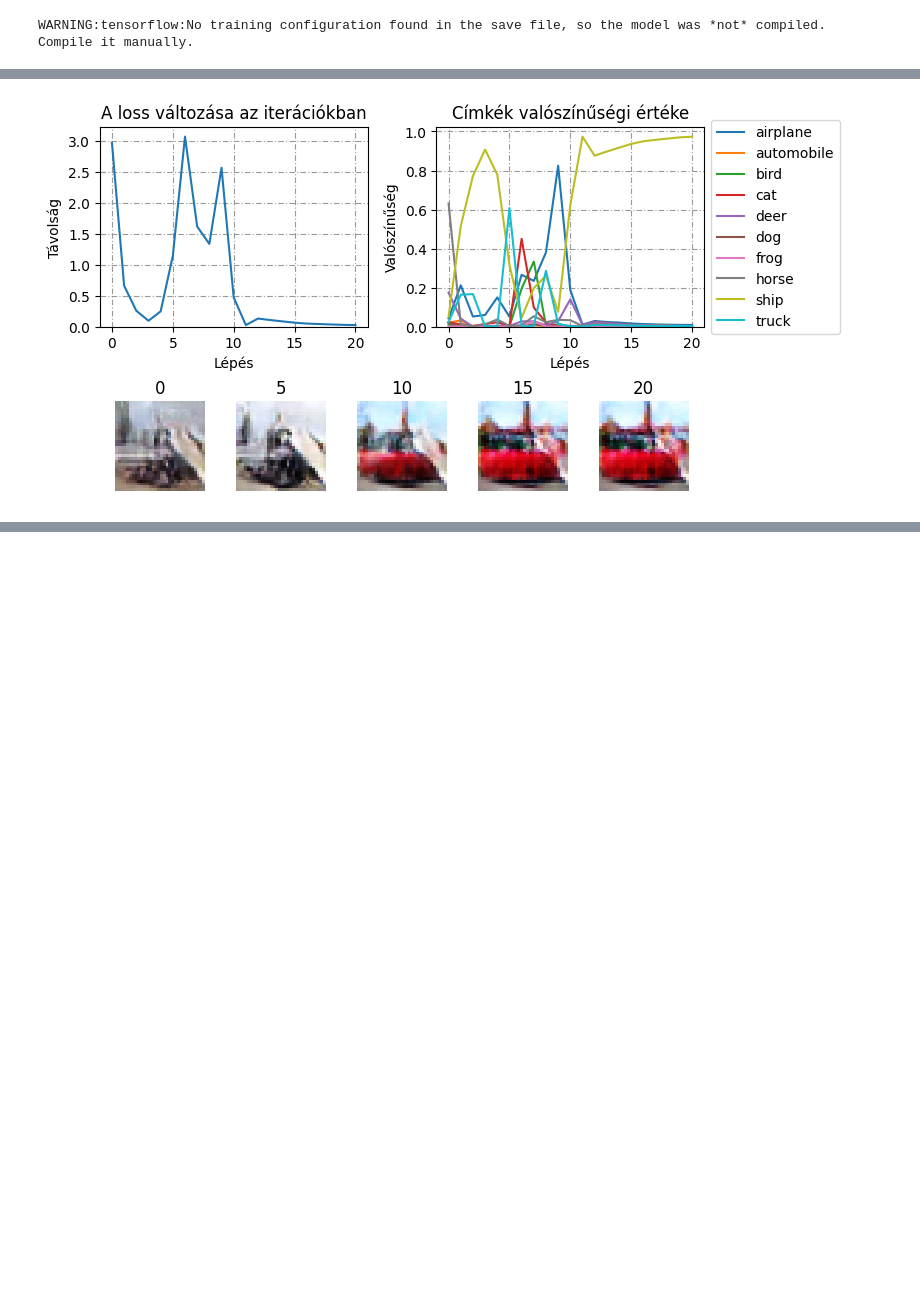
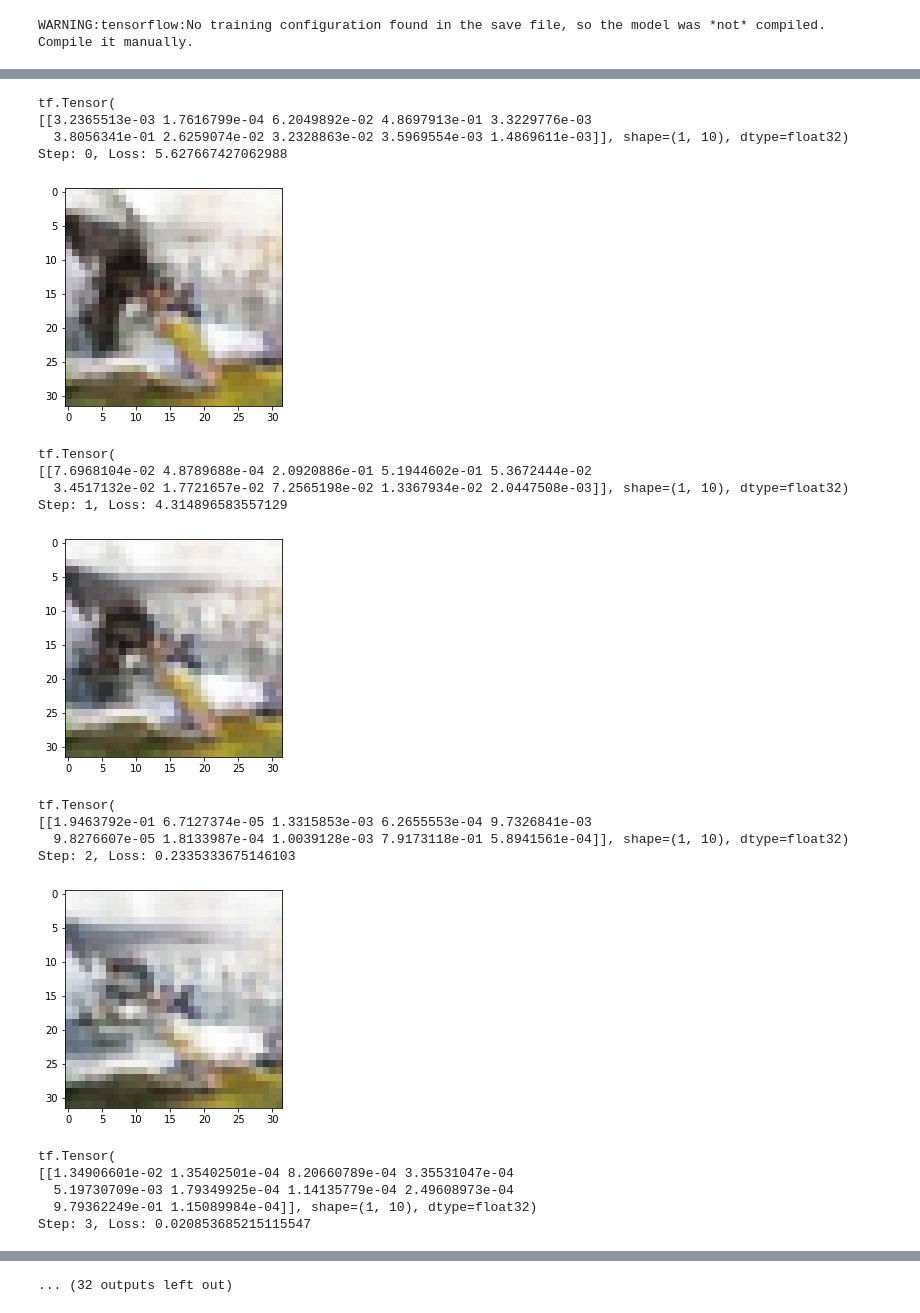
Before and after one commit to DanielNagy97/diplomamunka, a Jupyter notebook: docs/notebooks/06-Demo.ipynb, the cells around one changed output, grey strips where cells are left out. Cells and saved outputs as stored; diff of their text form; code cells hidden in the pictures; blank space fills up the shorter version.

```diff
--- a/docs/notebooks/06-Demo.ipynb
+++ b/docs/notebooks/06-Demo.ipynb
@@ -197,4 +156,35 @@ Step: 5, Loss: 1.1463338136672974
-# %%
-cifar_text_to_image.plot_convergence(result_noises, losses, preds, 5)
-# %% [output]
-[figure, removed]
+# %%
+input_sentence = "Egy hajó a tengeren"
+
+step_size = 0.03
+momentum = 0.8
+steps = 21
+
+result_noises, losses, preds, structured_data = cifar_text_to_image.generate_image_from_text(
+    input_sentence,
+    seed=2017,
+    step_size=step_size, momentum=momentum, steps=steps, verbose=True
+)
+
+print(structured_data)
+# %% [output]
+tf.Tensor(
+[[3.2365513e-03 1.7616799e-04 6.2049892e-02 4.8697913e-01 3.3229776e-03
+  3.8056341e-01 2.6259074e-02 3.2328863e-02 3.5969554e-03 1.4869611e-03]], shape=(1, 10), dtype=float32)
+Step: 0, Loss: 5.627667427062988
+[figure, added]
+tf.Tensor(
+[[7.6968104e-02 4.8789688e-04 2.0920886e-01 5.1944602e-01 5.3672444e-02
+  3.4517132e-02 1.7721657e-02 7.2565198e-02 1.3367934e-02 2.0447508e-03]], shape=(1, 10), dtype=float32)
+Step: 1, Loss: 4.314896583557129
+[figure, added]
+tf.Tensor(
+[[1.9463792e-01 6.7127374e-05 1.3315853e-03 6.2655553e-04 9.7326841e-03
+  9.8276607e-05 1.8133987e-04 1.0039128e-03 7.9173118e-01 5.8941561e-04]], shape=(1, 10), dtype=float32)
+Step: 2, Loss: 0.2335333675146103
+[figure, added]
+tf.Tensor(
+[[1.34906601e-02 1.35402501e-04 8.20660789e-04 3.35531047e-04
+  5.19730709e-03 1.79349925e-04 1.14135779e-04 2.49608973e-04
+  9.79362249e-01 1.15089984e-04]], shape=(1, 10), dtype=float32)
+Step: 3, Loss: 0.020853685215115547
@@ -200,0 +203 @@ cifar_text_to_image.plot_convergence(result_noises, losses, preds, 5)
+... (32 outputs left out)
```
Also changed, not shown: parts of 7 cells of this notebook, 11 other files.
